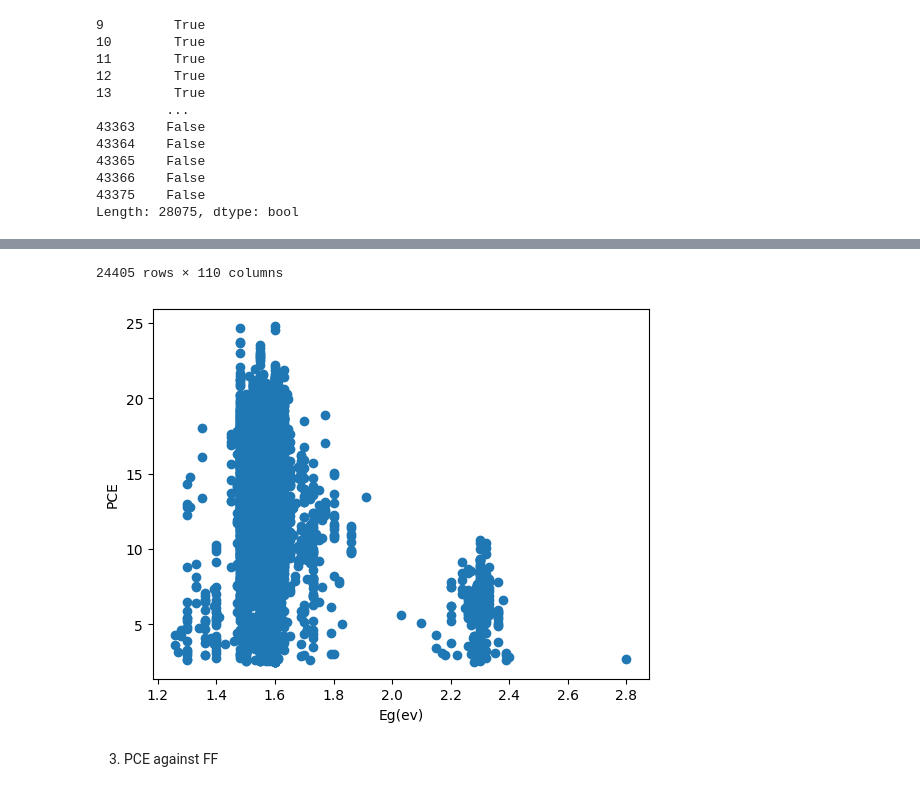
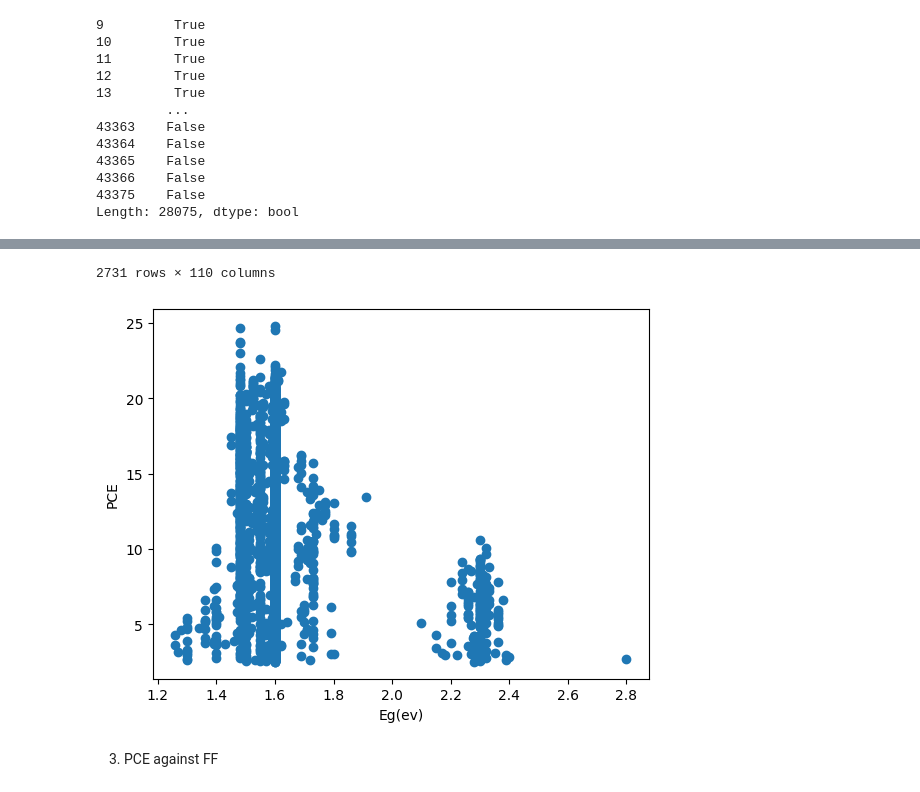
Before and after one commit to drcgreenland/PerovskiteML_project, a Jupyter notebook: replicating.ipynb, the cells around one changed output, grey strips where cells are left out. Cells and saved outputs as stored; diff of their text form; code cells hidden in the pictures.

```diff
--- a/replicating.ipynb
+++ b/replicating.ipynb
@@ -279,0 +401,40 @@ Length: 28075, dtype: bool
+# %%
+# filtered_table3_removebar
+# mask_try = np.char.find(filtered_table2_clean[allowed_elements].values.astype(str), '|') != -1
+# mask_try_inverted = ~mask_try
+# mask_column1 = mask_try_inverted[:, 1]
+# filtered_table3 = filtered_table2_clean[mask_column1]
+# # all_indices = np.where(mask_try)[0]
+# # all_indices
+# mask_x = np.char.find(filtered_table3[allowed_elements].values.astype(str), 'x') != -1
+# mask_x_inverted = ~mask_x
+# mask_columnx = mask_x_inverted[:, 9]
+# filtered_table4 = filtered_table3[mask_columnx]
+
+columns_to_check = allowed_elements + ["Perovskite_band_gap"]
+numeric_pattern = r'^[+-]?\d*\.?\d+$'
+mask_randomnames = filtered_table2_clean[columns_to_check].astype(str).apply(lambda x: x.str.match(numeric_pattern)).all(axis=1)
+mask_randomnames
+
+filtered_table3 = filtered_table2_clean[mask_randomnames]
+
+mask_x = np.char.find(filtered_table3["JV_default_FF"].values.astype(str), 'x') != -1
+all_indices = np.where(mask_x)[0]
+all_indices
+
+filtered_table3[columns_to_check] = filtered_table3[columns_to_check].astype(float)
+
+
+
+maskJSC_not_nan = ~pd.isna(filtered_table3['JV_default_Jsc'])
+maskFF_not_nan = ~pd.isna(filtered_table3['JV_default_FF'])
+maskVoc_not_nan = ~pd.isna(filtered_table3['JV_default_Voc'])
+maskPCE_not_nan = ~pd.isna(filtered_table3['JV_default_PCE'])
+maskintensity_not_nan = ~pd.isna(filtered_table3['JV_light_intensity'])
+Super_notnan_Mask = maskJSC_not_nan & maskFF_not_nan & maskVoc_not_nan & maskPCE_not_nan & maskintensity_not_nan
+filtered_table3 = filtered_table3[Super_notnan_Mask]
+
+
+
+dtype = filtered_table3.dtypes
+filtered_table3
@@ -280,5 +522,5 @@ Length: 28075, dtype: bool
 # %%
-table_datacheck = table.copy()
+table_datacheck = filtered_table3.copy()
 df_numeric = table_datacheck.apply(pd.to_numeric, errors='coerce')
 table_datacheck = df_numeric.dropna(subset=["Perovskite_band_gap", "JV_default_PCE", "JV_default_FF", "JV_default_Voc", "JV_default_Jsc"])                                       #cut out all NaN and strings
 table_datacheck = table_datacheck[table_datacheck["JV_default_PCE"] <= 25]  #cut out all PCE greater than 25
@@ -342,5 +584,5 @@ table_datacheck
-24405 rows × 110 columns
+2731 rows × 110 columns
-[figure, old version]
+[figure, new version]
 # %% [markdown]
 3. PCE against FF
 # %%
```
Also changed, not shown: parts of 25 cells of this notebook.
